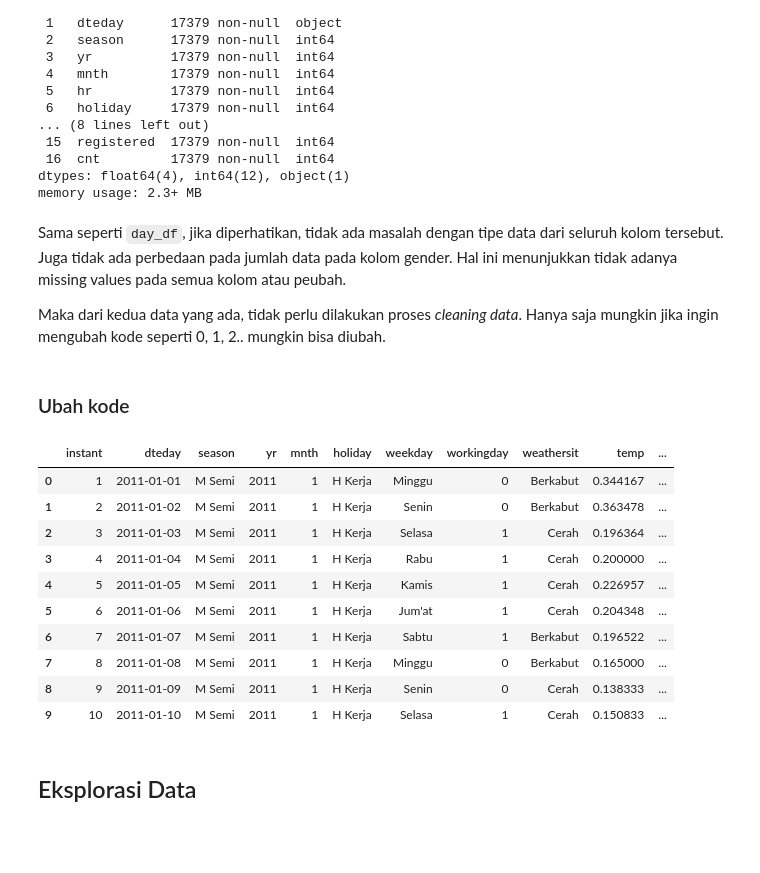
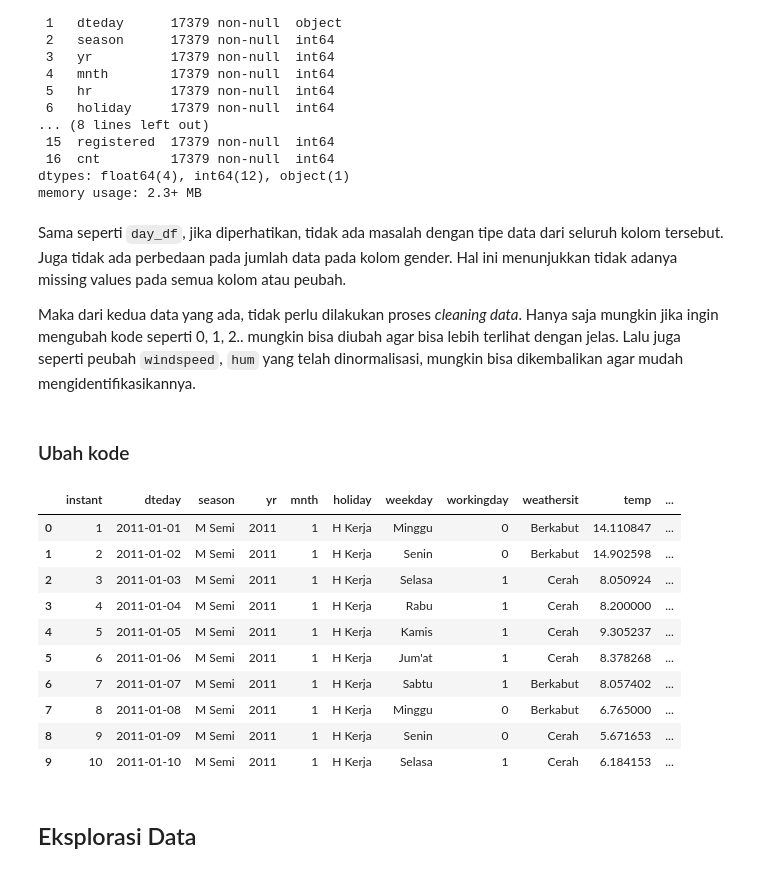
Before and after one commit to Zen-Rofiqy/Bangkit-2024, a Jupyter notebook: 04 Analisis Data dng Py/@Proyek-akhir/MyDashBoard.ipynb, the cells around one changed output. Saved outputs shown, nothing was run; the diff lists cells and outputs as text; code cells hidden in the pictures; blank space fills up the shorter version.

```diff
--- a/04 Analisis Data dng Py/@Proyek-akhir/MyDashBoard.ipynb
+++ b/04 Analisis Data dng Py/@Proyek-akhir/MyDashBoard.ipynb
@@ -187,30 +191,38 @@ memory usage: 2.3+ MB
 # %% [markdown]
 Sama seperti `day_df`, jika diperhatikan, tidak ada masalah dengan tipe data dari seluruh kolom tersebut. Juga tidak ada perbedaan pada jumlah data pada kolom gender. Hal ini menunjukkan tidak adanya missing values pada semua kolom atau peubah.
 
-Maka dari kedua data yang ada, tidak perlu dilakukan proses *cleaning data*. Hanya saja mungkin jika ingin mengubah kode seperti 0, 1, 2.. mungkin bisa diubah.
+Maka dari kedua data yang ada, tidak perlu dilakukan proses *cleaning data*. Hanya saja mungkin jika ingin mengubah kode seperti 0, 1, 2.. mungkin bisa diubah agar bisa lebih terlihat dengan jelas. Lalu juga seperti peubah `windspeed`, `hum` yang telah dinormalisasi, mungkin bisa dikembalikan agar mudah mengidentifikasikannya.
 # %% [markdown]
  ### Ubah kode
 # %%
 data = pd.DataFrame(day_df)
 
 data['season'] = data['season'].replace({1: 'M Semi', 2: 'M Panas', 3:"M Gugur", 4:"M Dingin"})
 data['yr'] = data['yr'].replace({0: '2011', 1: '2012'})
 data['holiday'] = data['holiday'].replace({0: 'H Kerja', 1: 'H Libur'})
 data['weekday'] = data['weekday'].replace({0: 'Senin', 1: 'Selasa', 2:'Rabu', 3:'Kamis', 4:"Jum'at", 5:"Sabtu", 6:"Minggu"})
 data['weathersit'] = data['weathersit'].replace({1: 'Cerah', 2: 'Berkabut', 3:'Salju Ringan', 4:'Hujan Lebat'})
+data['windspeed'] = data['windspeed']*67
+data['hum'] = data['hum']*100
+data['temp'] = data['temp']*41
+data['season']= data['season'].astype('category')
+data['yr']= data['yr'].astype('category')
+data['weekday']= data['weekday'].astype('category')
+data['weathersit'] = data['weathersit'].astype('category')
+data['dteday'] = pd.to_datetime(data['dteday'])
 data.head(n=10)
 # %% [output]
 |  | instant | dteday | season | yr | mnth | holiday | weekday | workingday | weathersit | temp | ... |
-| 0 | 1 | 2011-01-01 | M Semi | 2011 | 1 | H Kerja | Minggu | 0 | Berkabut | 0.344167 | ... |
-| 1 | 2 | 2011-01-02 | M Semi | 2011 | 1 | H Kerja | Senin | 0 | Berkabut | 0.363478 | ... |
-| 2 | 3 | 2011-01-03 | M Semi | 2011 | 1 | H Kerja | Selasa | 1 | Cerah | 0.196364 | ... |
-| 3 | 4 | 2011-01-04 | M Semi | 2011 | 1 | H Kerja | Rabu | 1 | Cerah | 0.200000 | ... |
-| 4 | 5 | 2011-01-05 | M Semi | 2011 | 1 | H Kerja | Kamis | 1 | Cerah | 0.226957 | ... |
-| 5 | 6 | 2011-01-06 | M Semi | 2011 | 1 | H Kerja | Jum'at | 1 | Cerah | 0.204348 | ... |
-| 6 | 7 | 2011-01-07 | M Semi | 2011 | 1 | H Kerja | Sabtu | 1 | Berkabut | 0.196522 | ... |
-| 7 | 8 | 2011-01-08 | M Semi | 2011 | 1 | H Kerja | Minggu | 0 | Berkabut | 0.165000 | ... |
-| 8 | 9 | 2011-01-09 | M Semi | 2011 | 1 | H Kerja | Senin | 0 | Cerah | 0.138333 | ... |
-| 9 | 10 | 2011-01-10 | M Semi | 2011 | 1 | H Kerja | Selasa | 1 | Cerah | 0.150833 | ... |
+| 0 | 1 | 2011-01-01 | M Semi | 2011 | 1 | H Kerja | Minggu | 0 | Berkabut | 14.110847 | ... |
+| 1 | 2 | 2011-01-02 | M Semi | 2011 | 1 | H Kerja | Senin | 0 | Berkabut | 14.902598 | ... |
+| 2 | 3 | 2011-01-03 | M Semi | 2011 | 1 | H Kerja | Selasa | 1 | Cerah | 8.050924 | ... |
+| 3 | 4 | 2011-01-04 | M Semi | 2011 | 1 | H Kerja | Rabu | 1 | Cerah | 8.200000 | ... |
+| 4 | 5 | 2011-01-05 | M Semi | 2011 | 1 | H Kerja | Kamis | 1 | Cerah | 9.305237 | ... |
+| 5 | 6 | 2011-01-06 | M Semi | 2011 | 1 | H Kerja | Jum'at | 1 | Cerah | 8.378268 | ... |
+| 6 | 7 | 2011-01-07 | M Semi | 2011 | 1 | H Kerja | Sabtu | 1 | Berkabut | 8.057402 | ... |
+| 7 | 8 | 2011-01-08 | M Semi | 2011 | 1 | H Kerja | Minggu | 0 | Berkabut | 6.765000 | ... |
+| 8 | 9 | 2011-01-09 | M Semi | 2011 | 1 | H Kerja | Senin | 0 | Cerah | 5.671653 | ... |
+| 9 | 10 | 2011-01-10 | M Semi | 2011 | 1 | H Kerja | Selasa | 1 | Cerah | 6.184153 | ... |
 # %% [markdown]
 ## Eksplorasi Data
 # %% [markdown]
```
Also changed, not shown: parts of 1 cell of this notebook, 1 other file.
